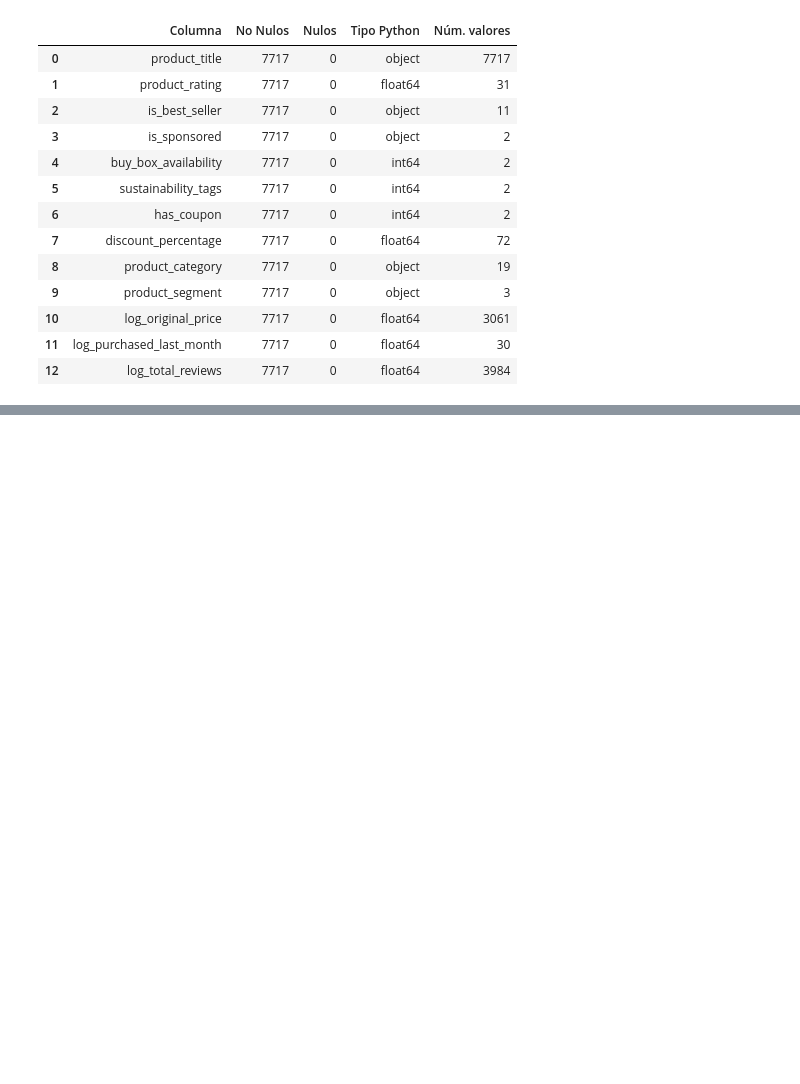
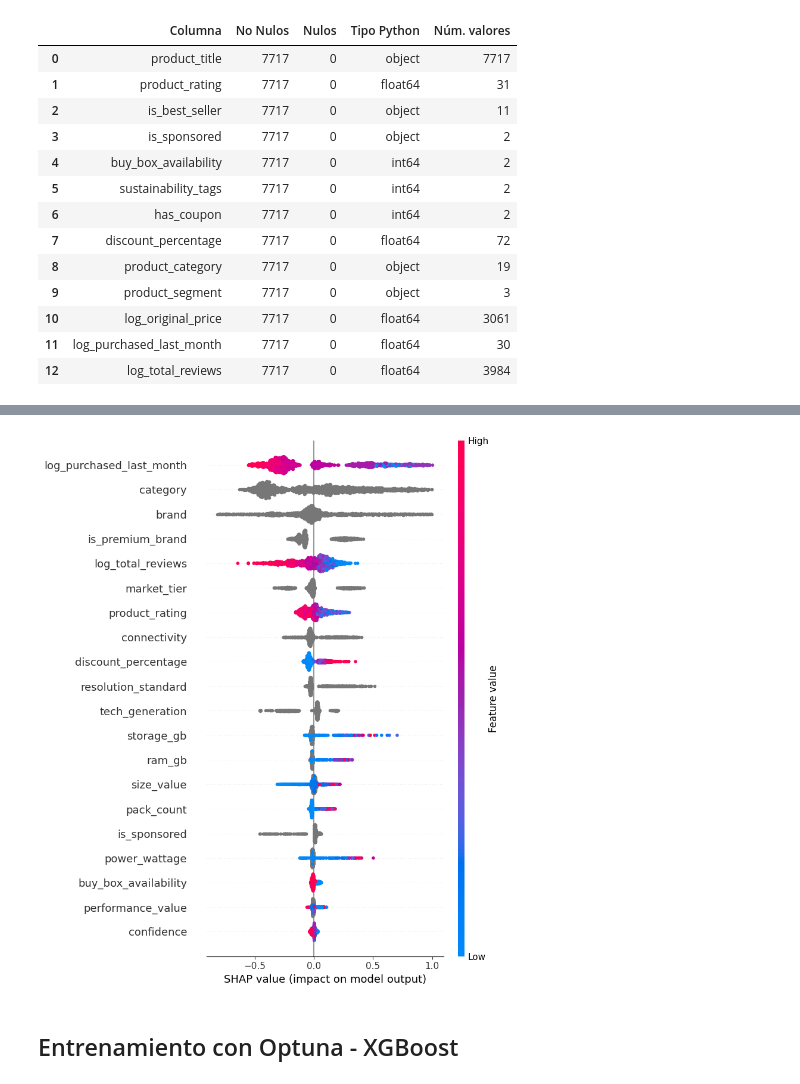
Before and after one commit to beja28/Amazon-Smart-Pricing, a Jupyter notebook: Evaluaciones/Evaluacion_3/ev3_xgboost.ipynb, the cells around one changed output, grey strips where cells are left out. Drawn from its saved outputs; the diff is of its cells as text; code cells hidden in the pictures; blank space fills up the shorter version.

```diff
--- a/Evaluaciones/Evaluacion_3/ev3_xgboost.ipynb
+++ b/Evaluaciones/Evaluacion_3/ev3_xgboost.ipynb
@@ -67,7 +70,0 @@ y_euro = np.expm1(y)
-# %%
-# Extract text features
-cats = X.select_dtypes(exclude=np.number).columns.tolist()
-
-# Convert to Pandas category
-for col in cats:
-   X[col] = X[col].astype('category')
@@ -254,0 +278,14 @@ print(f"Mejores parámetros: {random_search.best_params_}")
+# %%
+import shap
+
+# 1. Crear el explicador (usamos una muestra de 100 para que sea rápido)
+explainer = shap.TreeExplainer(best_model)
+shap_values = explainer.shap_values(X_test)
+
+# 2. Gráfico de resumen (Summary Plot)
+plt.figure(figsize=(10, 8))
+shap.summary_plot(shap_values, X_test, feature_names=X.columns)
+# %% [output]
+[figure, added]
+# %% [markdown]
+## Entrenamiento con Optuna - XGBoost
```
Also changed, not shown: parts of 26 cells of this notebook, 18 other files.
